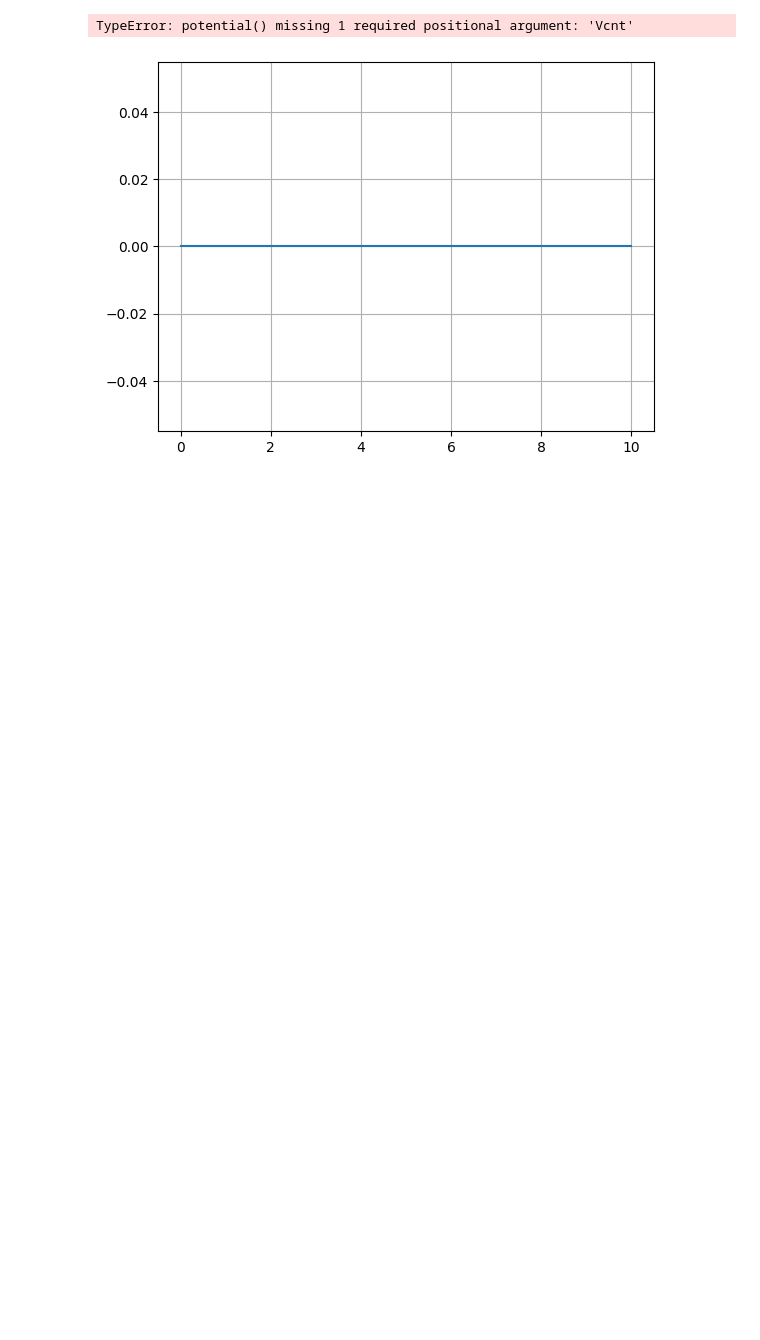
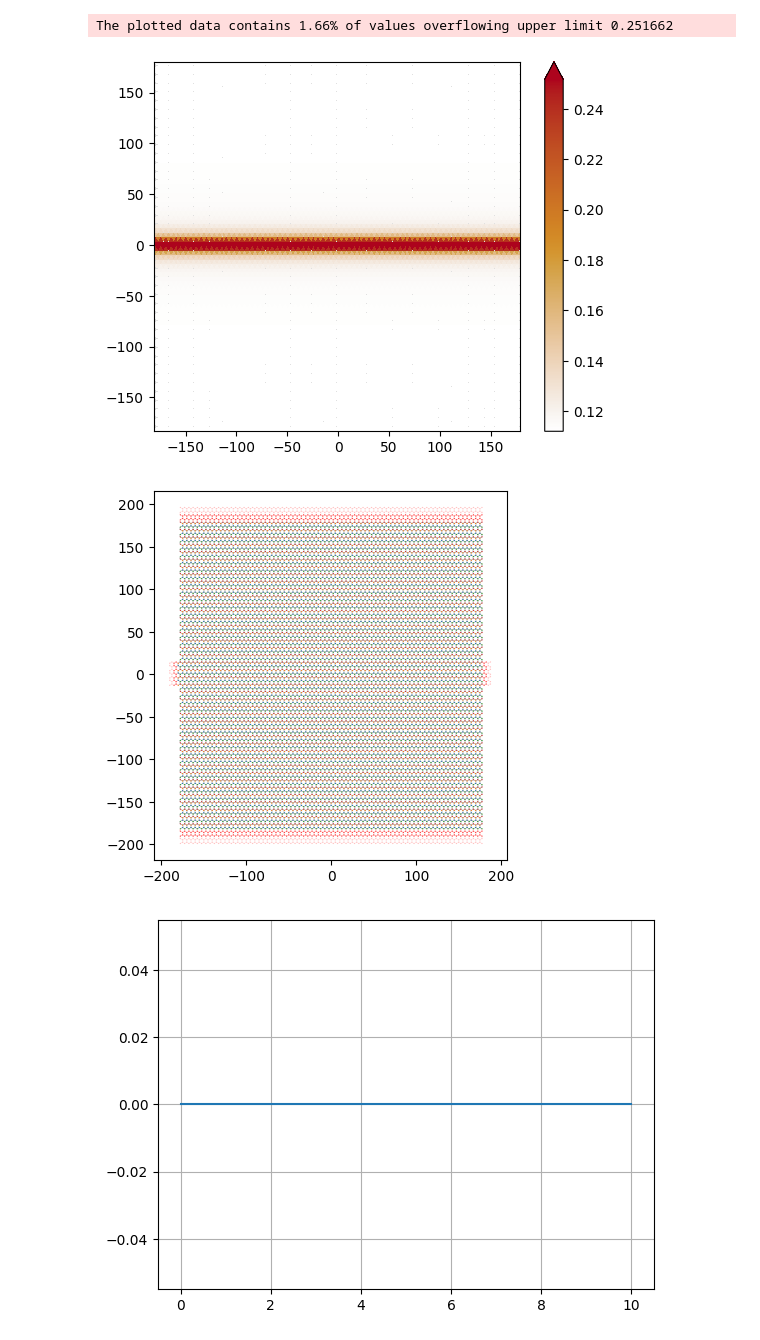
Before and after one commit to colinrenard/LELEC2710, a Jupyter notebook: SLG_Test_Marcello.ipynb, the cells around one changed output. Cells and saved outputs as stored; diff of their text form; code cells hidden in the pictures; blank space fills up the shorter version.

Commit message:
Added potential map

```diff
--- a/SLG_Test_Marcello.ipynb
+++ b/SLG_Test_Marcello.ipynb
@@ -38,7 +38,7 @@ def computeCcnt(y, epsilon_r=2.5):
 V_cnt = -10.0  # CNT gate voltage (V)
 V_bg = -13.6  # Backgate voltage (V)
 
-def potential(site, Vcnt):
+def potential(site, Vcnt, Vbg):
      (x, y) = site.pos
      Ccnt = computeCcnt(y*a*1e-9)
      n = (Cbg*V_bg + Ccnt*Vcnt)/e
@@ -105,7 +105,7 @@ def system_maker(V_cnt):
     A, B, C, D = lattice.sublattices
     sys = kwant.Builder()
     hoppings = (((0, 0), B, A), ((0, 0), C, B), ((0, 0), D, C), ((-1, 0), A, B), ((-1, 0), D, C),((0, 1), A, D))
-    sys[lattice.shape(rect, (0,0))] = potential(V_cnt)
+    sys[lattice.shape(rect, (0,0))] = lambda ss: potential(ss, V_cnt, V_bg)
     sys[[kwant.builder.HoppingKind(*hopping) for hopping in hoppings]] = -t
     sys.eradicate_dangling()
 
@@ -140,12 +140,14 @@ def system_maker(V_cnt):
 
     return sys
 # %%
-syst = system_maker(3)
-kwant.plotter.map(syst, lambda ss: potential(ss))
+syst = system_maker(V_cnt)
+kwant.plotter.map(syst, lambda ss: potential(ss, V_cnt, V_bg))
 kwant.plot(syst)
 fsyst = syst.finalized()
 # %% [output]
-TypeError: potential() missing 1 required positional argument: 'Vcnt'
+The plotted data contains 1.66% of values overflowing upper limit 0.251662
+[figure, added]
+[figure, added]
 # %%
 # Function to compute conductance
 def compute_conductance(system, energy):
```
